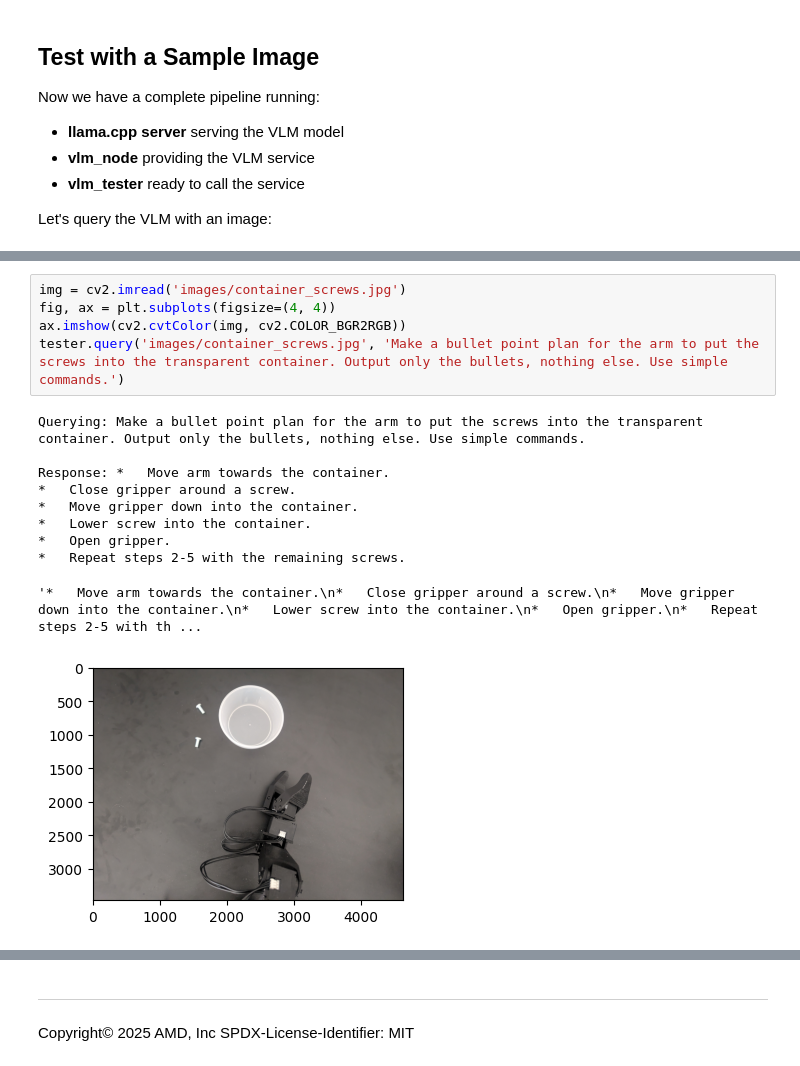
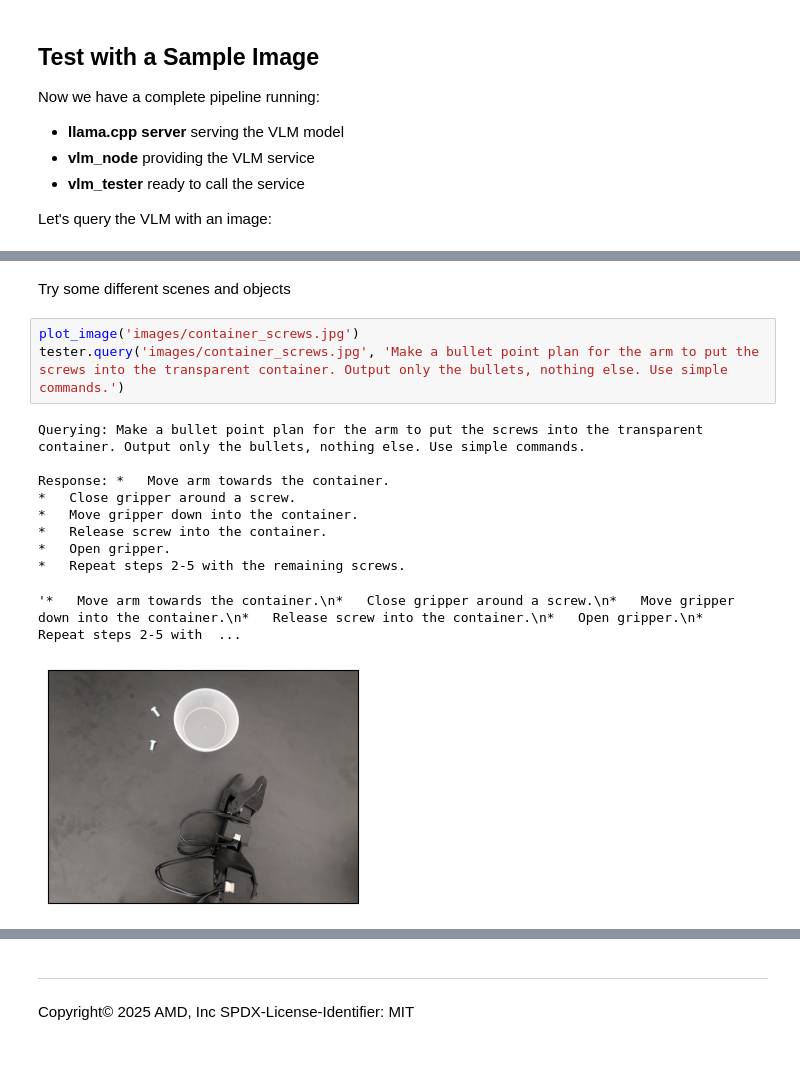
Before and after one commit to skalade/Ryzers, a Jupyter notebook: megadockers/gpu/notebooks/3_vlm_ros_integration.ipynb, the cells around one changed output, grey strips where cells are left out. Drawn from its saved outputs; the diff is of its cells as text.

```diff
--- a/megadockers/gpu/notebooks/3_vlm_ros_integration.ipynb
+++ b/megadockers/gpu/notebooks/3_vlm_ros_integration.ipynb
@@ -246,17 +278,17 @@ Response:  A pen, a plate, and a clamp lay on a table.
+# %% [markdown]
+Try some different scenes and objects
 # %%
-img = cv2.imread('images/container_screws.jpg')
-fig, ax = plt.subplots(figsize=(4, 4))
-ax.imshow(cv2.cvtColor(img, cv2.COLOR_BGR2RGB))
+plot_image('images/container_screws.jpg')
 tester.query('images/container_screws.jpg', 'Make a bullet point plan for the arm to put the screws into the transparent container. Output only the bullets, nothing else. Use simple commands.')
 # %% [output]
 Querying: Make a bullet point plan for the arm to put the screws into the transparent container. Output only the bullets, nothing else. Use simple commands.
 
 Response: *   Move arm towards the container.
 *   Close gripper around a screw.
 *   Move gripper down into the container.
-*   Lower screw into the container.
+*   Release screw into the container.
 *   Open gripper.
 *   Repeat steps 2-5 with the remaining screws.
-'*   Move arm towards the container.\n*   Close gripper around a screw.\n*   Move gripper down into the container.\n*   Lower screw into the container.\n*   Open gripper.\n*   Repeat steps 2-5 with th ...
+'*   Move arm towards the container.\n*   Close gripper around a screw.\n*   Move gripper down into the container.\n*   Release screw into the container.\n*   Open gripper.\n*   Repeat steps 2-5 with  ...
-[figure, old version]
+[figure, new version]
 # %% [markdown]
```
Also changed, not shown: parts of 21 cells of this notebook, 1 other file.
